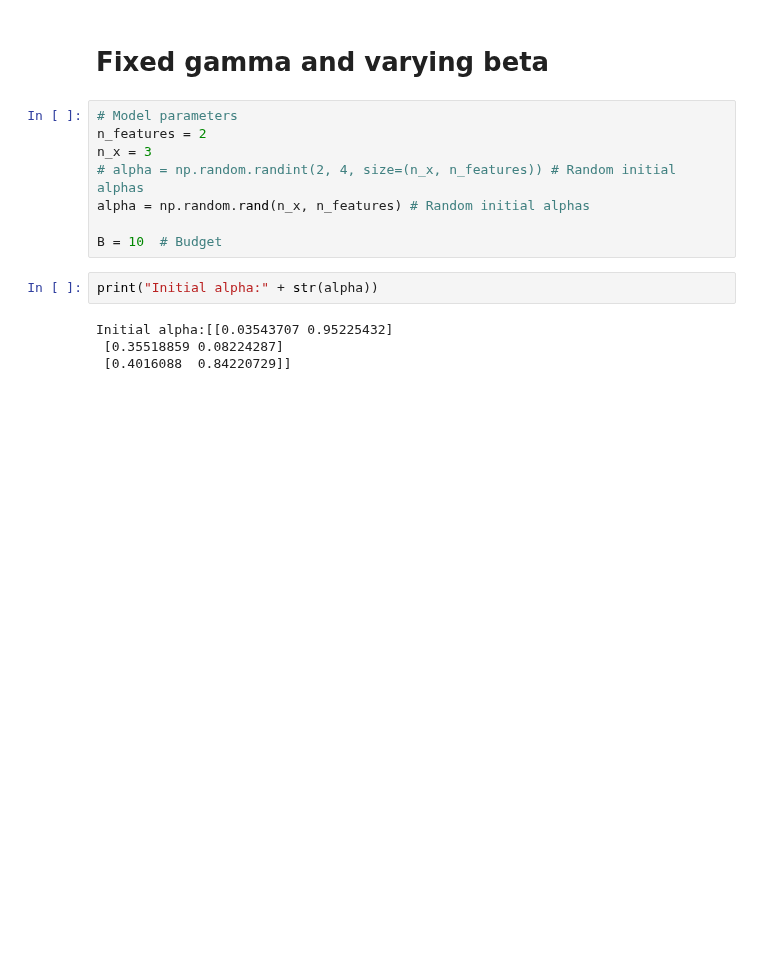
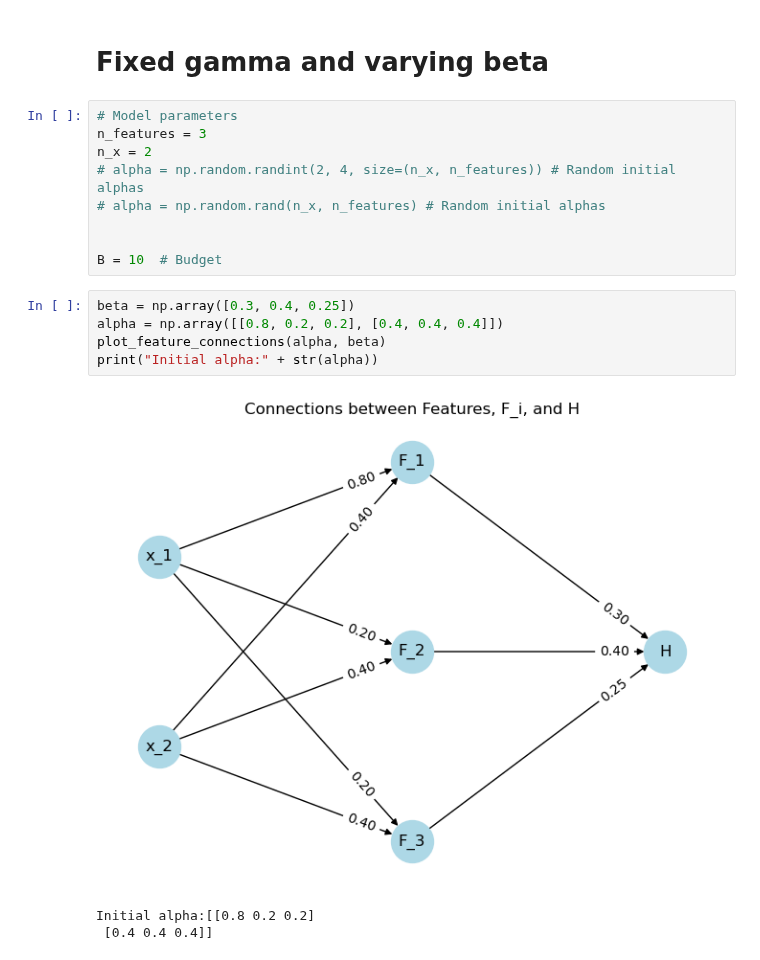
Before and after one commit to RamanEbrahimi/Research, a Jupyter notebook: Explainable AI/simulation.ipynb, the cells around one changed output. Cells and saved outputs as stored; diff of their text form; blank space fills up the shorter version.

```diff
--- a/Explainable AI/simulation.ipynb
+++ b/Explainable AI/simulation.ipynb
@@ -44,15 +44,19 @@ def plot_feature_connections(alpha, beta):
 # Fixed gamma and varying beta
 # %%
 # Model parameters
-n_features = 2
-n_x = 3
+n_features = 3
+n_x = 2
 # alpha = np.random.randint(2, 4, size=(n_x, n_features)) # Random initial alphas
-alpha = np.random.rand(n_x, n_features) # Random initial alphas
+# alpha = np.random.rand(n_x, n_features) # Random initial alphas
+
 
 B = 10  # Budget
-# %%
-print("Initial alpha:" + str(alpha))
-# %% [output]
-Initial alpha:[[0.03543707 0.95225432]
- [0.35518859 0.08224287]
- [0.4016088  0.84220729]]
+# %%
+beta = np.array([0.3, 0.4, 0.25])
+alpha = np.array([[0.8, 0.2, 0.2], [0.4, 0.4, 0.4]])
+plot_feature_connections(alpha, beta)
+print("Initial alpha:" + str(alpha))
+# %% [output]
+[figure, added]
+Initial alpha:[[0.8 0.2 0.2]
+ [0.4 0.4 0.4]]
```
Also changed, not shown: parts of 14 cells of this notebook, 2 other files.
